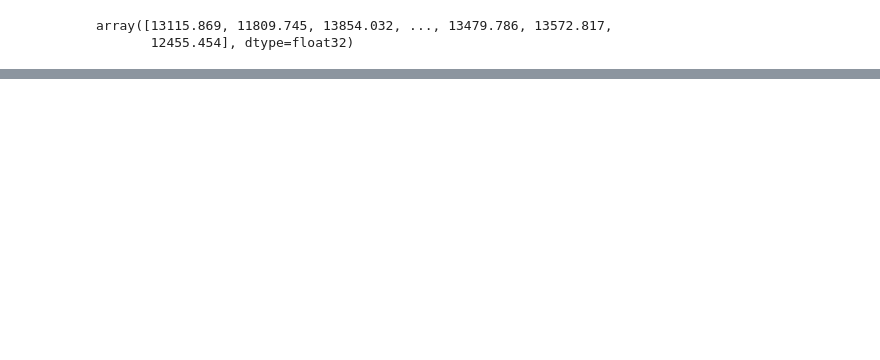
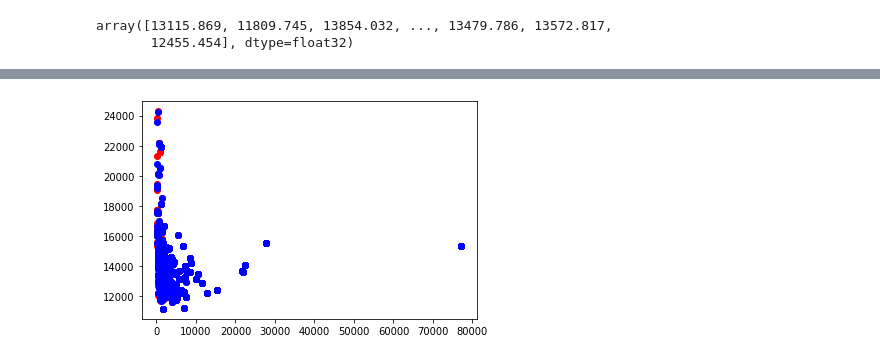
Before and after one commit to Lalita-ponnapalli/HS_Baseball_Scholarships, a Jupyter notebook: randomforestschools.ipynb, the cells around one changed output, grey strips where cells are left out. Drawn from its saved outputs; the diff is of its cells as text; code cells hidden in the pictures; blank space fills up the shorter version.

```diff
--- a/randomforestschools.ipynb
+++ b/randomforestschools.ipynb
@@ -215,0 +225,9 @@ sorted(zip(rf_model.feature_importances_, X.columns), reverse=True)
+# %%
+plt.scatter(X_test['member'].values, y_test, color = 'red')
+plt.scatter(X_test['member'].values, y_pred, color = "blue")
+# plt.title
+# plt.xlabel
+# plt.ylabel
+plt.show()
+# %% [output]
+[figure, added]
```
Also changed, not shown: parts of 11 cells of this notebook.
